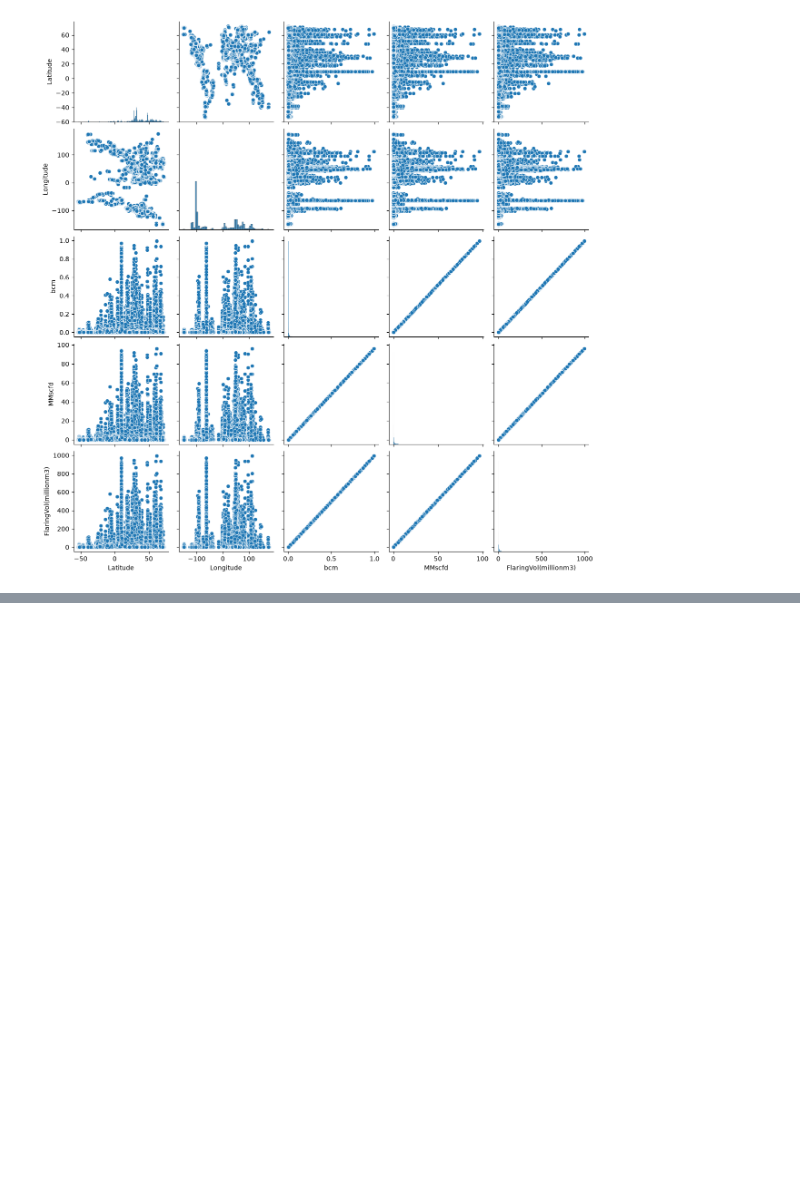
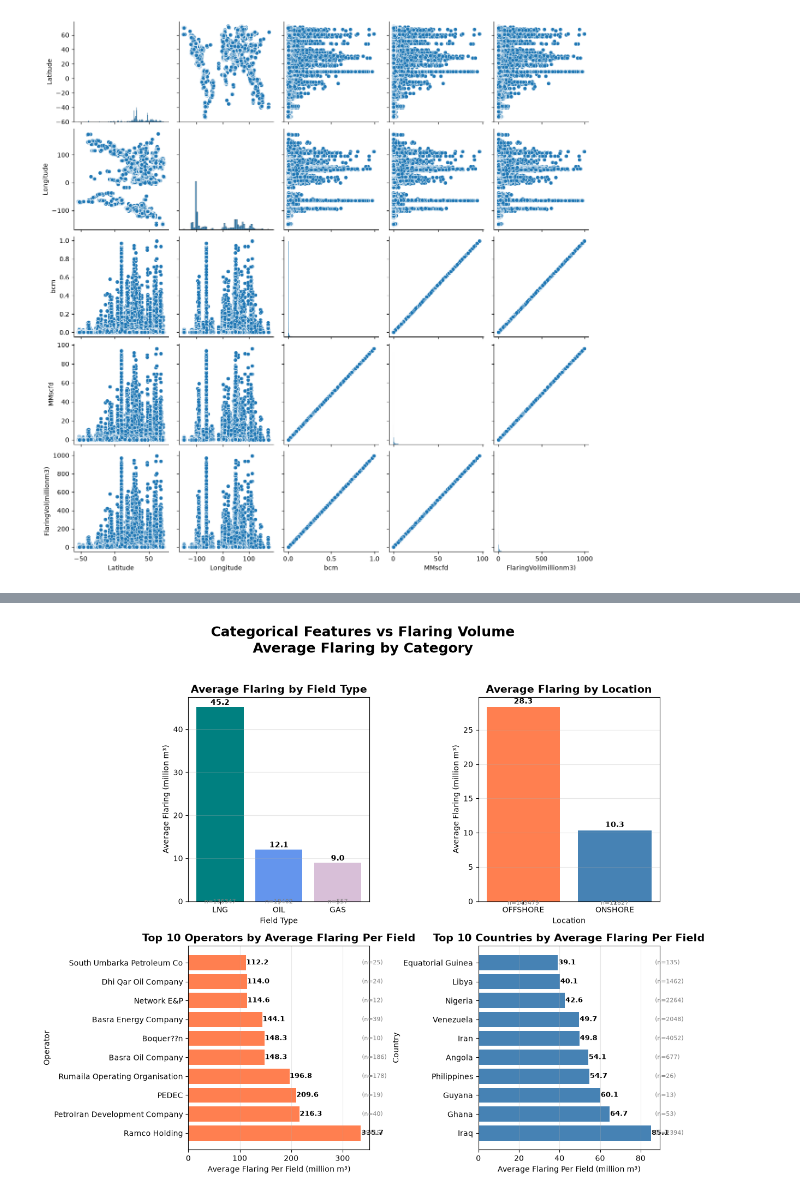
Before and after one commit to EMuritu/Gas_Flaring_Prediction, a Jupyter notebook: Gas_Flaring_Prediction.ipynb, the cells around one changed output, grey strips where cells are left out. Saved outputs shown, nothing was run; the diff lists cells and outputs as text; code cells hidden in the pictures; blank space fills up the shorter version.

```diff
--- a/Gas_Flaring_Prediction.ipynb
+++ b/Gas_Flaring_Prediction.ipynb
@@ -522,0 +514,91 @@ plt.show()
+# %%
+fig, axes = plt.subplots(2, 2, figsize=(12, 10))
+
+# 1. Bar Chart: Average Flaring by Field Type
+avg_by_type = df.groupby('FieldType')['FlaringVol(millionm3)'].mean().sort_values(ascending=False)
+colors = ['teal', 'cornflowerblue', 'thistle']
+bars = axes[0, 0].bar(avg_by_type.index, avg_by_type.values, color=colors[:len(avg_by_type)])
+axes[0, 0].set_title('Average Flaring by Field Type', fontsize=14, fontweight='bold')
+axes[0, 0].set_xlabel('Field Type')
+axes[0, 0].set_ylabel('Average Flaring (million m³)')
+axes[0, 0].grid(axis='y', alpha=0.3)
+
+for i, v in enumerate(avg_by_type.values):
+    axes[0, 0].text(i, v + 0.5, f'{v:.1f}', ha='center', fontweight='bold', fontsize=10)
+
+# Add count labels
+counts = df['FieldType'].value_counts()
+for i, (idx, count) in enumerate(counts.items()):
+    axes[0, 0].text(i, -0.5, f'n={count}', ha='center', fontsize=8, color='gray')
+
+# 2. Bar Chart: Average Flaring by Location
+avg_by_location = df.groupby('Location')['FlaringVol(millionm3)'].mean().sort_values(ascending=False)
+colors = ['coral', 'steelblue']
+bars = axes[0, 1].bar(avg_by_location.index, avg_by_location.values, color=colors)
+axes[0, 1].set_title('Average Flaring by Location', fontsize=14, fontweight='bold')
+axes[0, 1].set_xlabel('Location')
+axes[0, 1].set_ylabel('Average Flaring (million m³)')
+axes[0, 1].grid(axis='y', alpha=0.3)
+
+for i, v in enumerate(avg_by_location.values):
+    axes[0, 1].text(i, v + 0.5, f'{v:.1f}', ha='center', fontweight='bold', fontsize=10)
+
+# Add count labels
+counts_loc = df['Location'].value_counts()
+for i, (idx, count) in enumerate(counts_loc.items()):
+    axes[0, 1].text(i, -0.5, f'n={count}', ha='center', fontsize=8, color='gray')
+
+# 3.Top Operators by Average Flaring Per Field
+# Filter out operators with fewer than 10 fields
+operator_counts = df['FieldOperator'].value_counts()
+operators_with_min_fields = operator_counts[operator_counts >= 10].index
+df_operators = df[df['FieldOperator'].isin(operators_with_min_fields)]
+
+avg_operators = df_operators.groupby('FieldOperator')['FlaringVol(millionm3)'].mean().sort_values(ascending=False).head(10)
+
+bars = axes[1, 0].barh(avg_operators.index, avg_operators.values, color='coral')
+axes[1, 0].set_title('Top 10 Operators by Average Flaring Per Field', fontsize=14, fontweight='bold')
+axes[1, 0].set_xlabel('Average Flaring Per Field (million m³)')
+axes[1, 0].set_ylabel('Operator')
+axes[1, 0].grid(axis='x', alpha=0.3)
+
+max_val = avg_operators.max()
+for i, v in enumerate(avg_operators.values):
+    axes[1, 0].text(v + 0.3, i, f'{v:.1f}', va='center', fontweight='bold', fontsize=9)
+
+# Add count labels
+for i, (operator, val) in enumerate(avg_operators.items()):
+    count = operator_counts[operator]
+    axes[1, 0].text(max_val + 2, i, f'(n={count})', va='center', fontsize=8, color='gray')
+
+# 4. Top Countries by Average Flaring Per Field
+# Filter out countries with fewer than 10 fields
+country_counts = df['Country'].value_counts()
+countries_with_min_fields = country_counts[country_counts >= 10].index
+df_countries = df[df['Country'].isin(countries_with_min_fields)]
+
+avg_countries = df_countries.groupby('Country')['FlaringVol(millionm3)'].mean().sort_values(ascending=False).head(10)
+
+
+bars = axes[1, 1].barh(avg_countries.index, avg_countries.values, color='steelblue')
+axes[1, 1].set_title('Top 10 Countries by Average Flaring Per Field', fontsize=14, fontweight='bold')
+axes[1, 1].set_xlabel('Average Flaring Per Field (million m³)')
+axes[1, 1].set_ylabel('Country')
+axes[1, 1].grid(axis='x', alpha=0.3)
+
+max_val2 = avg_countries.max()
+for i, v in enumerate(avg_countries.values):
+    axes[1, 1].text(v + 0.3, i, f'{v:.1f}', va='center', fontweight='bold', fontsize=9)
+
+# Add count labels
+for i, (country, val) in enumerate(avg_countries.items()):
+    count = country_counts[country]
+    axes[1, 1].text(max_val2 + 2, i, f'(n={count})', va='center', fontsize=8, color='gray')
+
+
+plt.suptitle('Categorical Features vs Flaring Volume\nAverage Flaring by Category',
+             fontsize=18, fontweight='bold', y=1.02)
+plt.tight_layout()
+plt.show()
+# %% [output]
+[figure, added]
```
Also changed, not shown: parts of 33 cells of this notebook.
